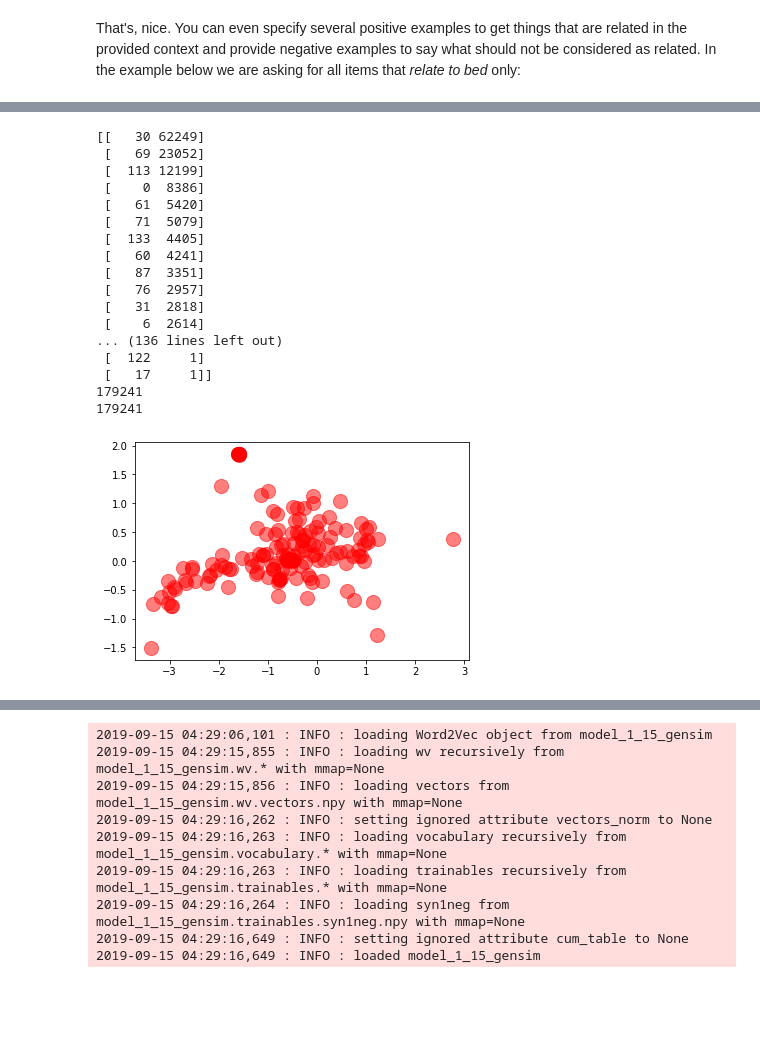
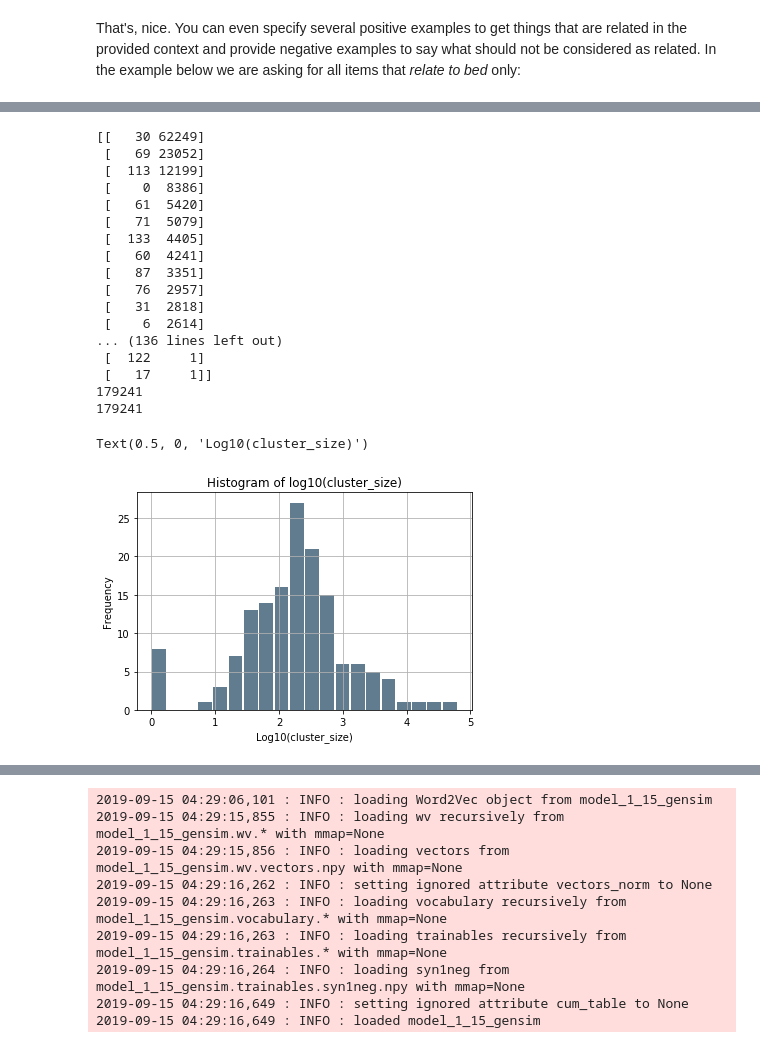
Before and after one commit to macieksk/hackyeah2019, a Jupyter notebook: jupyter_init_workspace/word2vec/Word2Vec_Wagabi-Copy1.ipynb, the cells around one changed output, grey strips where cells are left out. Cells and saved outputs as stored; diff of their text form; code cells hidden in the pictures; blank space fills up the shorter version.

Commit message:
word2vec/Word2Vec_Wagabi-Copy1.ipynb  some clustering inspection

```diff
--- a/jupyter_init_workspace/word2vec/Word2Vec_Wagabi-Copy1.ipynb
+++ b/jupyter_init_workspace/word2vec/Word2Vec_Wagabi-Copy1.ipynb
@@ -36,3 +34,8 @@ data_file2="/mnt/servx1vol/Bams/genXone/20190914_1350_hackyeah/hackyeah_data_80/
+# %%
+data_file2=["/mnt/servx1vol/Bams/genXone/20190914_1350_hackyeah/hackyeah_data_80/0**/*",]
+            #"/mnt/servx1vol/Bams/genXone/20190914_1350_hackyeah/hackyeah_data_80/1**/*",
+            #"/mnt/servx1vol/Bams/genXone/20190914_1350_hackyeah/hackyeah_data_80/2**/*",]
+            #"/mnt/servx1vol/Bams/genXone/20190914_1350_hackyeah/hackyeah_data_80/3**/*",]
 # %% [markdown]
 ### Read files into a list
 Now that we've had a sneak peak of our dataset, we can read it into a list so that we can pass this on to the Word2Vec model. Notice in the code below, that I am directly reading the
@@ -114,0 +120,4 @@ Wall time: 9min 20s
+# %%
+%%time
+#model.save("model_1_5_gensim")
+model = gensim.models.Word2Vec.load("model_1_15_gensim")
@@ -174,10 +195,11 @@ def vectors_creator(file):
             #filenames.remove(file)
             return (file,[])
         #average_vec=sum_vec/count #average
-        return (file,np.concatenate((sum_vec,q1_234, q12_34, q123_4))/count)
+        return (file,np.concatenate((sum_vec/count,q1_234, q12_34, q123_4)))
 
 #files_vectors=[]
-files=[file for file in glob.glob(data_file2)]
+#files=[file for file in glob.glob(data_file2)]
+files=[file for input_file in data_file2 for file in glob.glob(input_file)]
 all_f_fv=parmap(vectors_creator,files)
 
 filenames=[f_fv[0] for f_fv in all_f_fv if len(f_fv[1])>0 ]
@@ -209,8 +234,9 @@ Wall time: 15min 28s
 centers = kmeans.cluster_centers_
 #print(kmeans.labels_)
 labels, counts = np.unique(kmeans.labels_[kmeans.labels_>=0], return_counts=True)
-print(np.c_[labels[np.argsort(-counts)[:]],counts[np.argsort(-counts)[:]]])
-plt.scatter(centers[:, 0], centers[:, 1], c='red', s=200, alpha=0.5);
+df=np.c_[labels[np.argsort(-counts)[:]],counts[np.argsort(-counts)[:]]] #,np.mod(range(len(counts)),3)]
+print(df)
+#plt.scatter(centers[:, 0], centers[:, 1], c='red', s=200, alpha=0.5);
 print(len(filenames))
 print(len(kmeans.labels_))
 # %% [output]
@@ -231,4 +257,17 @@ print(len(kmeans.labels_))
  [   17     1]]
 179241
 179241
-[figure, removed]
+# %%
+import pandas as pd
+
+# Generate data on commute times.
+size, scale = 1000, 10
+commutes = pd.Series(np.log10(df[:,1]))
+commutes.plot.hist(grid=True, bins=20, rwidth=0.9,
+                   color='#607c8e')
+plt.title('Histogram of log10(cluster_size)')
+plt.xlabel('Log10(cluster_size)')
+#plt.grid(axis='y', alpha=0.75)
+# %% [output]
+Text(0.5, 0, 'Log10(cluster_size)')
+[figure, added]
```
Also changed, not shown: parts of 13 cells of this notebook.
